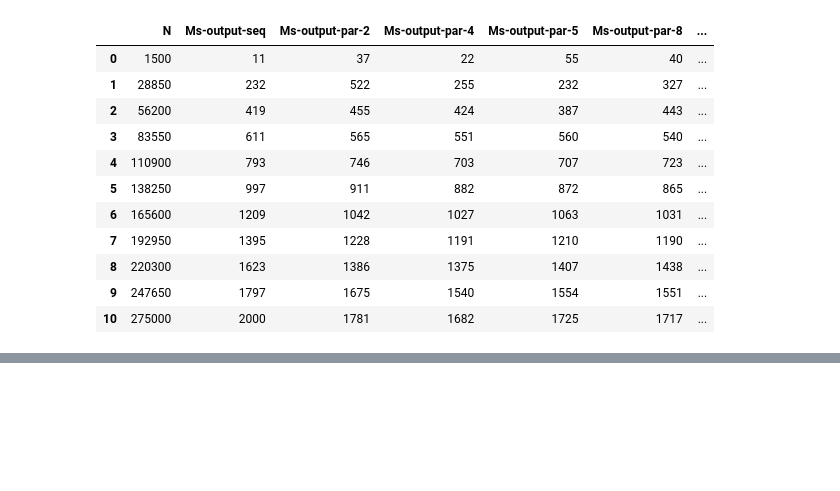
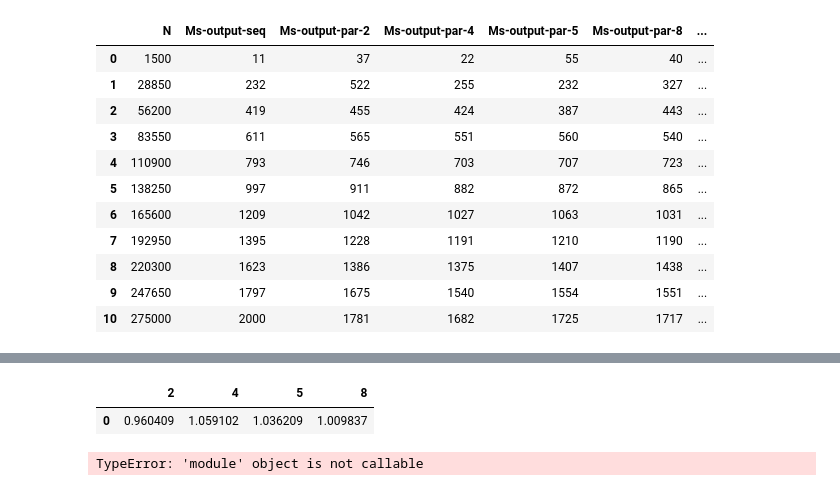
Before and after one commit to sergeypesegov/parallel_programming, a Jupyter notebook: plotly_graphs.ipynb, the cells around one changed output, grey strips where cells are left out. Cells and saved outputs as stored; diff of their text form; code cells hidden in the pictures; blank space fills up the shorter version.

Commit message:
updated data processing

```diff
--- a/plotly_graphs.ipynb
+++ b/plotly_graphs.ipynb
@@ -66,3 +69,12 @@ data
 | 8 | 220300 | 1623 | 1386 | 1375 | 1407 | 1438 | ... |
 | 9 | 247650 | 1797 | 1675 | 1540 | 1554 | 1551 | ... |
 | 10 | 275000 | 2000 | 1781 | 1682 | 1725 | 1717 | ... |
+# %%
+mean_values1 = []
+mean_values2 = []
+# %%
+for i in [2,4,5,8]:
+    mean_values1.append((data[f'parallel_speed_up_{i}']).mean())
+    mean_values2.append((data[f'parallel_efficiency_{i}']).mean())
+    print('Среднее значение параллельного ускорения для ', i, 'потоков: ', (data[f'parallel_speed_up_{i}']).mean())
+    print('Среднее значение параллельной эффективности для ', i, 'потоков: ', (data[f'parallel_efficiency_{i}']).mean(), '\n')
@@ -68,0 +93,15 @@ data
+# %%
+mean_speed_up = pd.DataFrame({'2': mean_values1[0], '4': mean_values1[1],
+                              '5': mean_values1[2], '8':mean_values1[3]}, index=[0])
+mean_effeciency = pd.DataFrame({'2': mean_values2[0], '4': mean_values2[1],
+                              '5': mean_values2[2], '8':mean_values2[3]}, index=[0])
+# %%
+mean_speed_up
+# %% [output]
+|  | 2 | 4 | 5 | 8 |
+| 0 | 0.960409 | 1.059102 | 1.036209 | 1.009837 |
+# %%
+fig = go.bar(x=mean_speed_up)
+fig.show()
+# %% [output]
+TypeError: 'module' object is not callable
```
Also changed, not shown: parts of 3 cells of this notebook.
